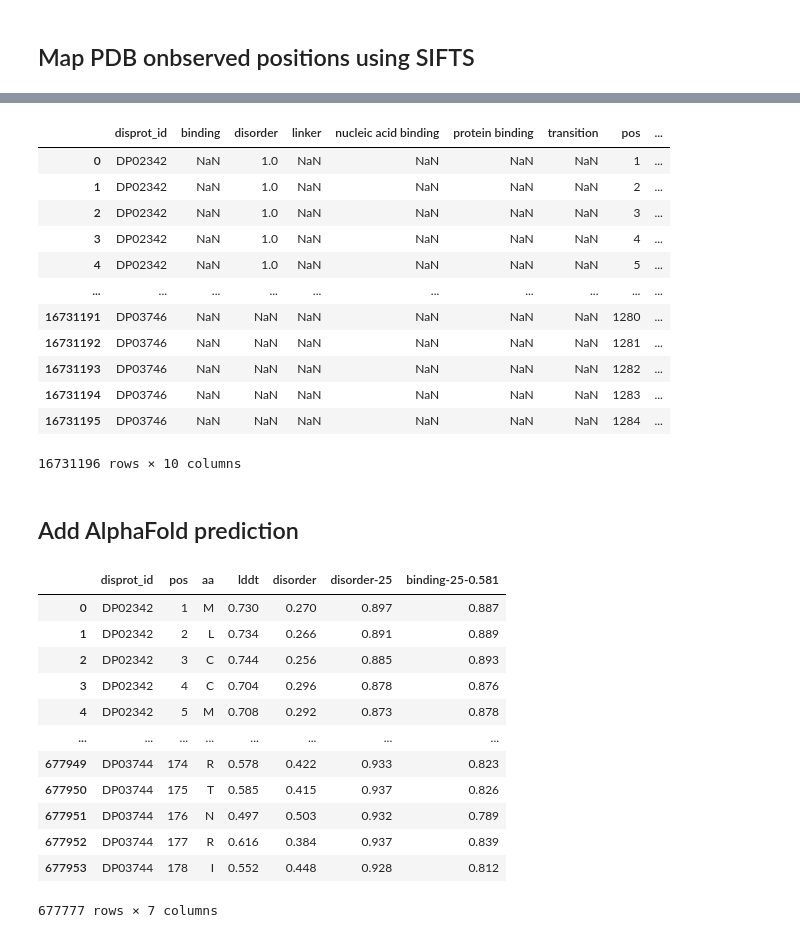
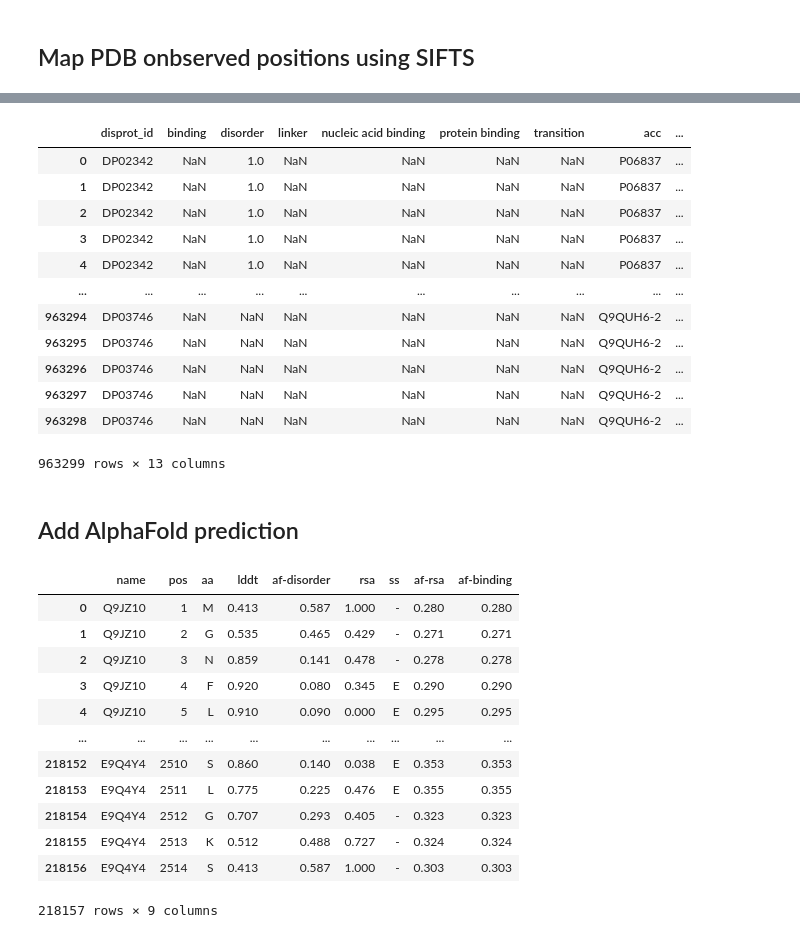
Before and after one commit to BioComputingUP/caid2-reference, a Jupyter notebook: references_new.ipynb, the cells around one changed output, grey strips where cells are left out. Cells and saved outputs as stored; diff of their text form; code cells hidden in the pictures.

```diff
--- a/references_new.ipynb
+++ b/references_new.ipynb
@@ -230,21 +229,21 @@ df_sifts
 # %%
-df_regions = pd.merge(df_regions, df_sifts, left_on=["disprot_id", "pos"], right_on=["disprot_id", "reg_position"], how="left")
-df_regions.rename(columns={"reg_position": "pdb_observed"}, inplace=True)
+df_regions = pd.merge(df_regions, df_sifts, left_on=["acc", "pos"], right_on=["SP_PRIMARY", "reg_position"], how="left")
+df_regions.rename(columns={"reg_position": "pdb"}, inplace=True)
 df_regions
 # %% [output]
-|  | disprot_id | binding | disorder | linker | nucleic acid binding | protein binding | transition | pos | ... |
-| 0 | DP02342 | NaN | 1.0 | NaN | NaN | NaN | NaN | 1 | ... |
-| 1 | DP02342 | NaN | 1.0 | NaN | NaN | NaN | NaN | 2 | ... |
-| 2 | DP02342 | NaN | 1.0 | NaN | NaN | NaN | NaN | 3 | ... |
-| 3 | DP02342 | NaN | 1.0 | NaN | NaN | NaN | NaN | 4 | ... |
-| 4 | DP02342 | NaN | 1.0 | NaN | NaN | NaN | NaN | 5 | ... |
+|  | disprot_id | binding | disorder | linker | nucleic acid binding | protein binding | transition | acc | ... |
+| 0 | DP02342 | NaN | 1.0 | NaN | NaN | NaN | NaN | P06837 | ... |
+| 1 | DP02342 | NaN | 1.0 | NaN | NaN | NaN | NaN | P06837 | ... |
+| 2 | DP02342 | NaN | 1.0 | NaN | NaN | NaN | NaN | P06837 | ... |
+| 3 | DP02342 | NaN | 1.0 | NaN | NaN | NaN | NaN | P06837 | ... |
+| 4 | DP02342 | NaN | 1.0 | NaN | NaN | NaN | NaN | P06837 | ... |
 | ... | ... | ... | ... | ... | ... | ... | ... | ... | ... |
-| 16731191 | DP03746 | NaN | NaN | NaN | NaN | NaN | NaN | 1280 | ... |
-| 16731192 | DP03746 | NaN | NaN | NaN | NaN | NaN | NaN | 1281 | ... |
-| 16731193 | DP03746 | NaN | NaN | NaN | NaN | NaN | NaN | 1282 | ... |
-| 16731194 | DP03746 | NaN | NaN | NaN | NaN | NaN | NaN | 1283 | ... |
-| 16731195 | DP03746 | NaN | NaN | NaN | NaN | NaN | NaN | 1284 | ... |
+| 963294 | DP03746 | NaN | NaN | NaN | NaN | NaN | NaN | Q9QUH6-2 | ... |
+| 963295 | DP03746 | NaN | NaN | NaN | NaN | NaN | NaN | Q9QUH6-2 | ... |
+| 963296 | DP03746 | NaN | NaN | NaN | NaN | NaN | NaN | Q9QUH6-2 | ... |
+| 963297 | DP03746 | NaN | NaN | NaN | NaN | NaN | NaN | Q9QUH6-2 | ... |
+| 963298 | DP03746 | NaN | NaN | NaN | NaN | NaN | NaN | Q9QUH6-2 | ... |
-16731196 rows × 10 columns
+963299 rows × 13 columns
 # %% [markdown]
 ## Add AlphaFold prediction
 # %%
@@ -256,22 +255,21 @@ del df_list
 # %%
 # WARNING: rename depends on the version (only full lenght predictions should be used)
 df_af['name'] = df_af['name'].apply(lambda x: x.replace('AF-','').replace('-F1-model_v3',''))
-df_af = pd.merge(df_af, df, how="left", left_on="name", right_on="acc").dropna(subset="disprot_id")
-df_af = df_af.loc[:, ["disprot_id", "pos", "aa", "lddt", "disorder", "disorder-25", "binding-25-0.581"]]
+df_af.rename(columns={"disorder": "af-disorder", "disorder-25": "af-rsa", "binding-25-0.581": "af-binding"}, inplace=True)
 df_af['pos'] = df_af['pos'].astype('int')
 df_af
 # %% [output]
-|  | disprot_id | pos | aa | lddt | disorder | disorder-25 | binding-25-0.581 |
-| 0 | DP02342 | 1 | M | 0.730 | 0.270 | 0.897 | 0.887 |
-| 1 | DP02342 | 2 | L | 0.734 | 0.266 | 0.891 | 0.889 |
-| 2 | DP02342 | 3 | C | 0.744 | 0.256 | 0.885 | 0.893 |
-| 3 | DP02342 | 4 | C | 0.704 | 0.296 | 0.878 | 0.876 |
-| 4 | DP02342 | 5 | M | 0.708 | 0.292 | 0.873 | 0.878 |
-| ... | ... | ... | ... | ... | ... | ... | ... |
-| 677949 | DP03744 | 174 | R | 0.578 | 0.422 | 0.933 | 0.823 |
-| 677950 | DP03744 | 175 | T | 0.585 | 0.415 | 0.937 | 0.826 |
-| 677951 | DP03744 | 176 | N | 0.497 | 0.503 | 0.932 | 0.789 |
-| 677952 | DP03744 | 177 | R | 0.616 | 0.384 | 0.937 | 0.839 |
-| 677953 | DP03744 | 178 | I | 0.552 | 0.448 | 0.928 | 0.812 |
+|  | name | pos | aa | lddt | af-disorder | rsa | ss | af-rsa | af-binding |
+| 0 | Q9JZ10 | 1 | M | 0.413 | 0.587 | 1.000 | - | 0.280 | 0.280 |
+| 1 | Q9JZ10 | 2 | G | 0.535 | 0.465 | 0.429 | - | 0.271 | 0.271 |
+| 2 | Q9JZ10 | 3 | N | 0.859 | 0.141 | 0.478 | - | 0.278 | 0.278 |
+| 3 | Q9JZ10 | 4 | F | 0.920 | 0.080 | 0.345 | E | 0.290 | 0.290 |
+| 4 | Q9JZ10 | 5 | L | 0.910 | 0.090 | 0.000 | E | 0.295 | 0.295 |
+| ... | ... | ... | ... | ... | ... | ... | ... | ... | ... |
+| 218152 | E9Q4Y4 | 2510 | S | 0.860 | 0.140 | 0.038 | E | 0.353 | 0.353 |
+| 218153 | E9Q4Y4 | 2511 | L | 0.775 | 0.225 | 0.476 | E | 0.355 | 0.355 |
+| 218154 | E9Q4Y4 | 2512 | G | 0.707 | 0.293 | 0.405 | - | 0.323 | 0.323 |
+| 218155 | E9Q4Y4 | 2513 | K | 0.512 | 0.488 | 0.727 | - | 0.324 | 0.324 |
+| 218156 | E9Q4Y4 | 2514 | S | 0.413 | 0.587 | 1.000 | - | 0.303 | 0.303 |
-677777 rows × 7 columns
+218157 rows × 9 columns
 # %%
```
Also changed, not shown: parts of 14 cells of this notebook.
